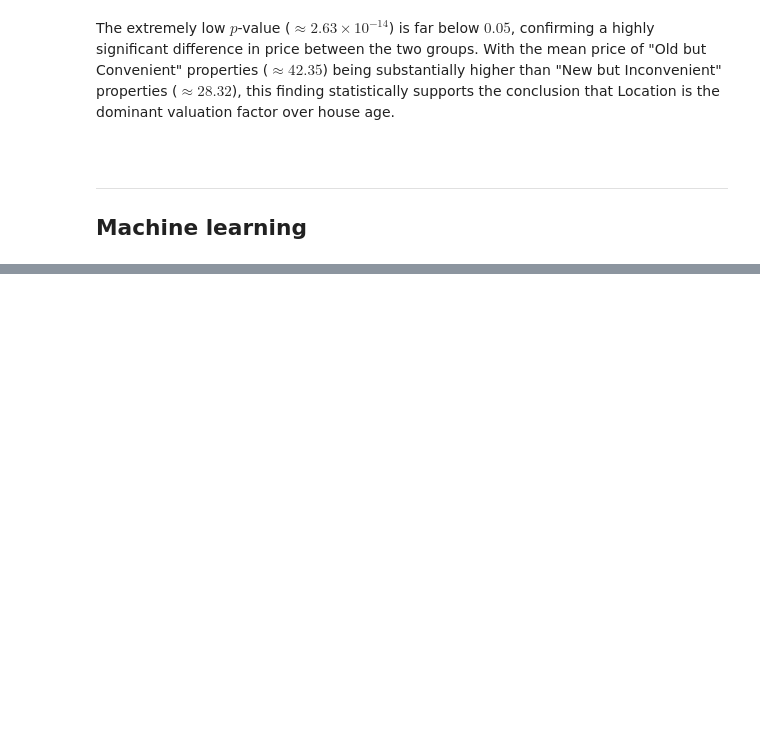
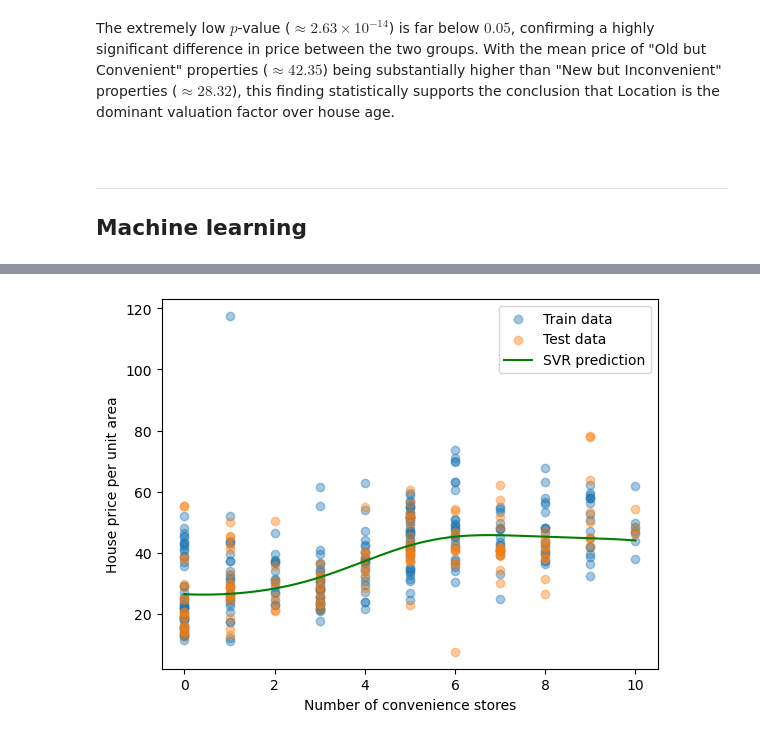
Before and after one commit to K-hayasi/Data-Analysis-Practice2--E2, a Jupyter notebook: FP-6/main.2.ipynb, the cells around one changed output, grey strips where cells are left out. Saved outputs shown, nothing was run; the diff lists cells and outputs as text; code cells hidden in the pictures; blank space fills up the shorter version.

```diff
--- a/FP-6/main.2.ipynb
+++ b/FP-6/main.2.ipynb
@@ -165,0 +134,10 @@ plt.show()
+# %%
+result_X2 = svr_1d_plot(
+    df=df,
+    x_col="X4 number of convenience stores",
+    y_col="Y house price of unit area",
+    x_label="Number of convenience stores",
+    color="green"
+)
+# %% [output]
+[figure, added]
```
Also changed, not shown: parts of 6 cells of this notebook, 1 other file.
